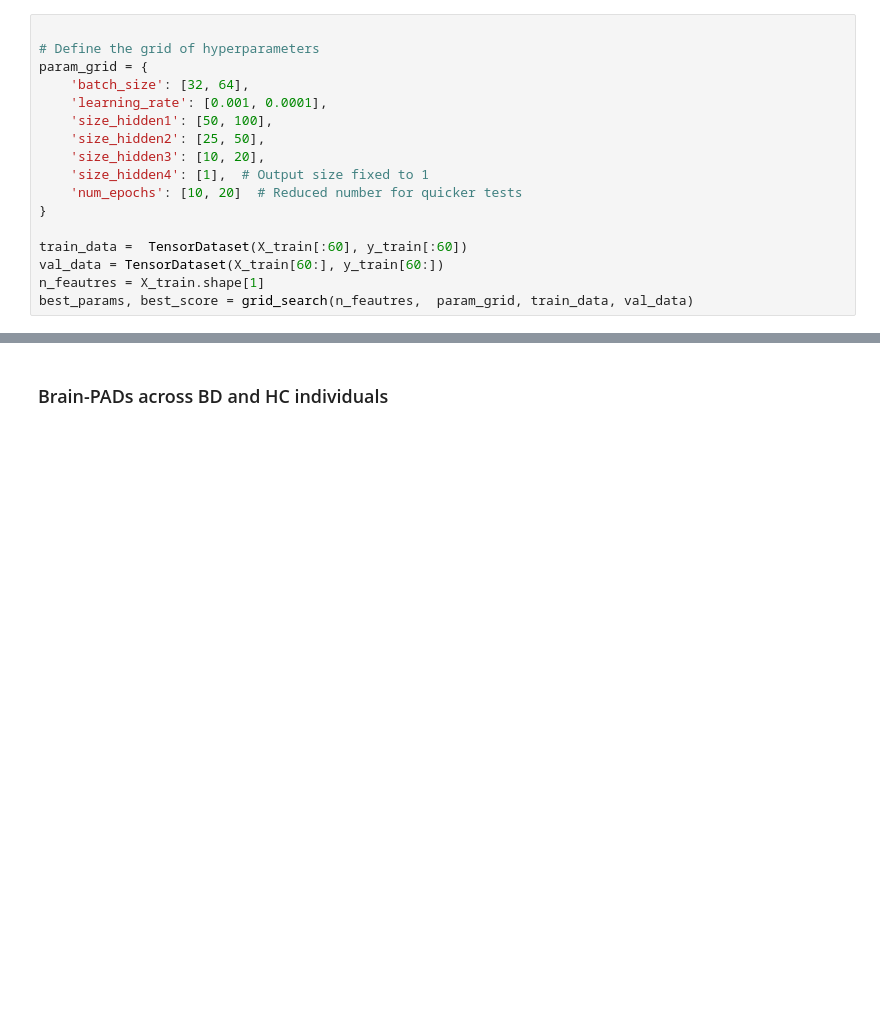
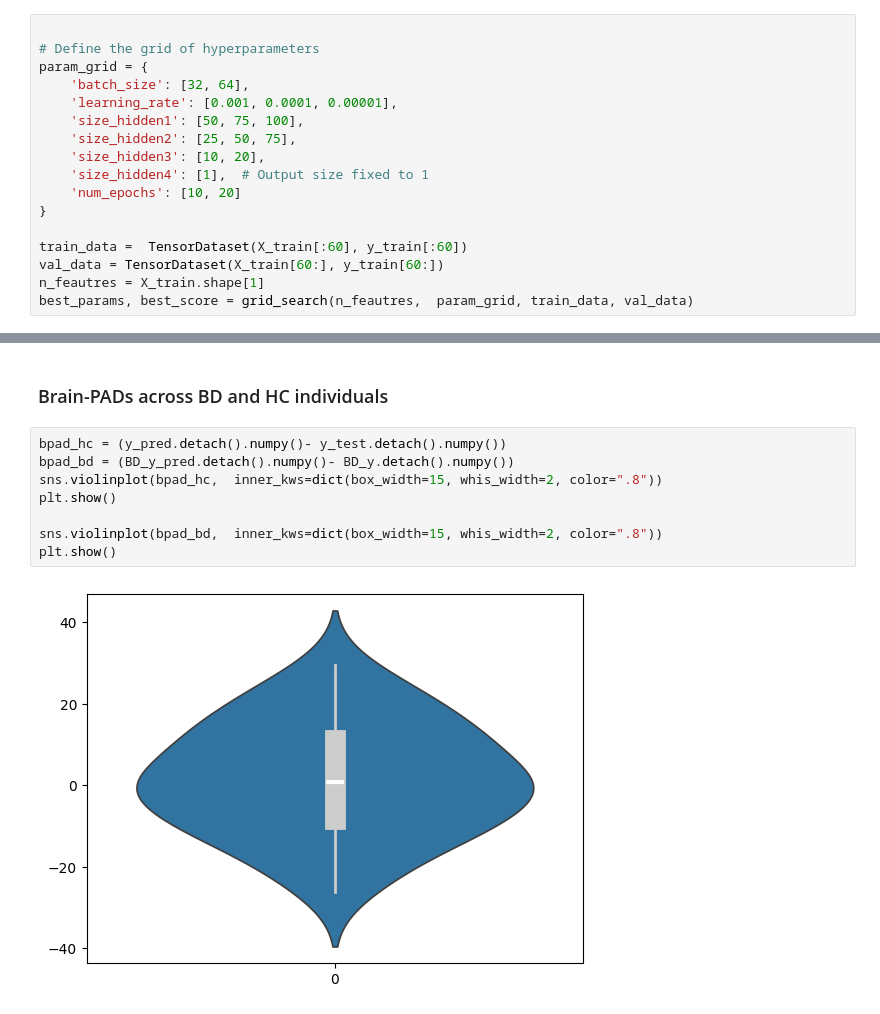
Before and after one commit to nghuixin/TSciM-Club_May2024, a Jupyter notebook: analysis/interpretability.ipynb, the cells around one changed output, grey strips where cells are left out. Drawn from its saved outputs; the diff is of its cells as text; blank space fills up the shorter version.

```diff
--- a/analysis/interpretability.ipynb
+++ b/analysis/interpretability.ipynb
@@ -85,12 +85,12 @@ y_test = torch.tensor(y_test).view(-1, 1).float()
 # Define the grid of hyperparameters
 param_grid = {
     'batch_size': [32, 64],
-    'learning_rate': [0.001, 0.0001],
-    'size_hidden1': [50, 100],
-    'size_hidden2': [25, 50],
+    'learning_rate': [0.001, 0.0001, 0.00001],
+    'size_hidden1': [50, 75, 100],
+    'size_hidden2': [25, 50, 75],
     'size_hidden3': [10, 20],
     'size_hidden4': [1],  # Output size fixed to 1
-    'num_epochs': [10, 20]  # Reduced number for quicker tests
+    'num_epochs': [10, 20]
 }
 
 train_data =  TensorDataset(X_train[:60], y_train[:60])
@@ -249,3 +249,13 @@ model.eval()
 BD_y_pred = model(normalized_BD_X)
 # %% [markdown]
 ###  Brain-PADs across BD and HC individuals
+# %%
+bpad_hc = (y_pred.detach().numpy()- y_test.detach().numpy())
+bpad_bd = (BD_y_pred.detach().numpy()- BD_y.detach().numpy())
+sns.violinplot(bpad_hc,  inner_kws=dict(box_width=15, whis_width=2, color=".8"))
+plt.show()
+
+sns.violinplot(bpad_bd,  inner_kws=dict(box_width=15, whis_width=2, color=".8"))
+plt.show()
+# %% [output]
+[figure, added]
```
Also changed, not shown: parts of 3 cells of this notebook.
